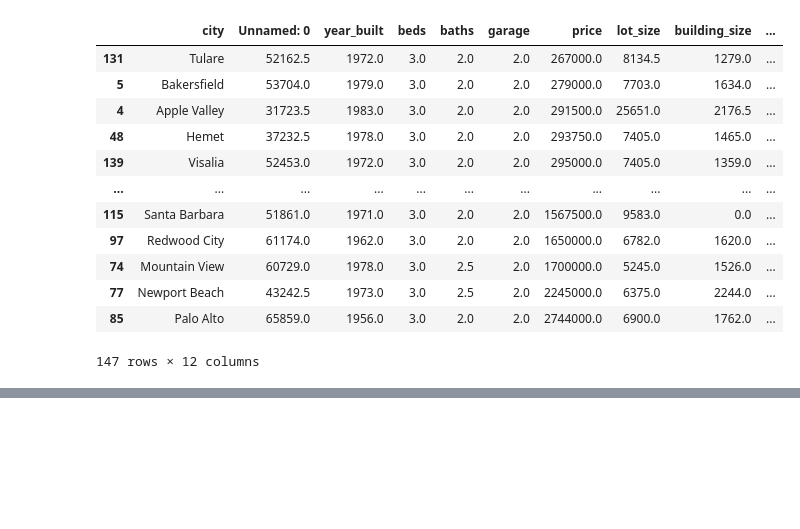
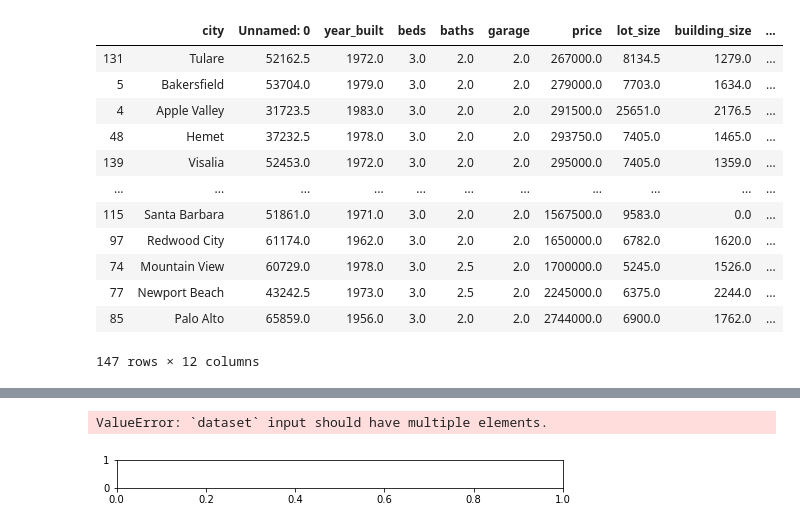
Before and after one commit to sakuraszy/STATS-170A-Group, a Jupyter notebook: Wrangling_code/report_first_draft_data_vis.ipynb, the cells around one changed output, grey strips where cells are left out. Cells and saved outputs as stored; diff of their text form; code cells hidden in the pictures; blank space fills up the shorter version.

```diff
--- a/Wrangling_code/report_first_draft_data_vis.ipynb
+++ b/Wrangling_code/report_first_draft_data_vis.ipynb
@@ -221 +210,42 @@ ax1.set_xticklabels(['0', "1,000,000", "2,000,000", "3,000,000", "4,000,000", "5
 [figure]
+# %%
+data =housing_groupby_city_top_10
+# %%
+countries = [x for x in np.unique(data['city'])]
+colors = ['#0000ff', '#3300cc', '#660099', '#990066', '#cc0033', '#ff0000']
+# %%
+gs = (grid_spec.GridSpec(len(countries),1))
+
+fig = plt.figure(figsize=(8,6))
+
+i = 0
+
+#creating empty list
+ax_objs = []
+
+for country in countries:
+    # creating new axes object and appending to ax_objs
+    ax_objs.append(fig.add_subplot(gs[i:i+1, 0:]))
+
+    # plotting the distribution
+    plot = (data[data['city'] == country]['price'].plot.kde(ax=ax_objs[-1],color="#f0f0f0", lw=0.5)
+           )
+
+    # grabbing x and y data from the kde plot
+    x = plot.get_children()[0]._x
+    y = plot.get_children()[0]._y
+
+    # filling the space beneath the distribution
+    ax_objs[-1].fill_between(x,y,color=colors[i])
+
+    # setting uniform x and y lims
+    ax_objs[-1].set_xlim(0, 1)
+    ax_objs[-1].set_ylim(0,2.2)
+
+    i += 1
+
+plt.tight_layout()
+plt.show()
+# %% [output]
+ValueError: `dataset` input should have multiple elements.
+[figure, added]
```
Also changed, not shown: parts of 7 cells of this notebook, 4 other files.
